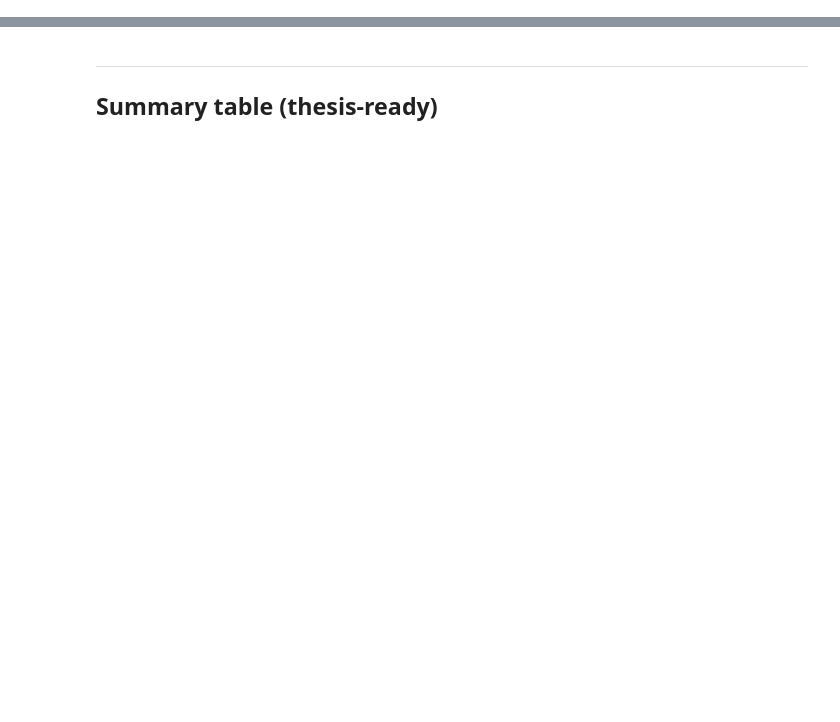
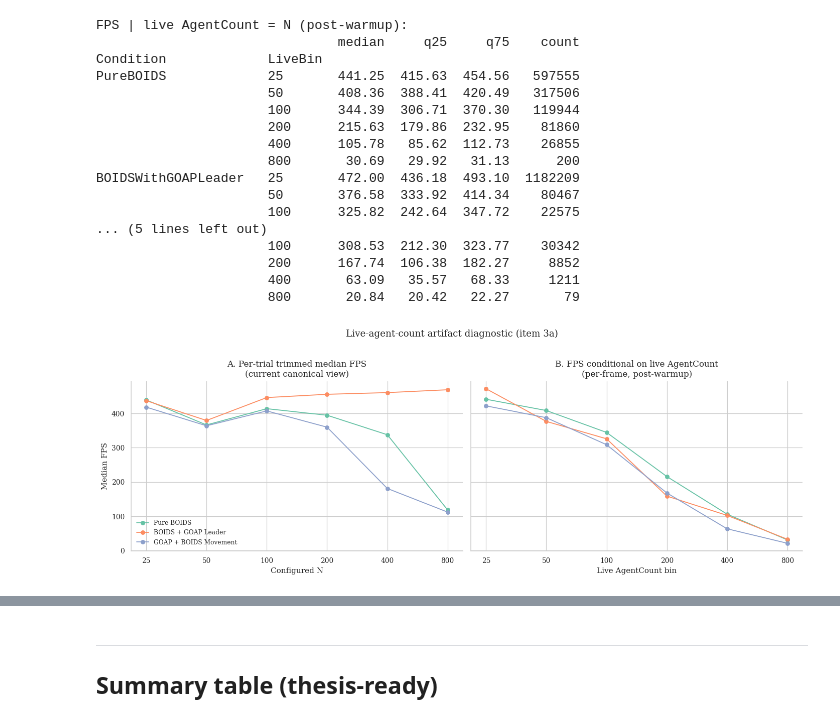
Before and after one commit to CJPhill/GOAP-BOIDS-Combat-AI, a Jupyter notebook: analysis/thesis_analysis.ipynb, the cells around one changed output, grey strips where cells are left out. Saved outputs shown, nothing was run; the diff lists cells and outputs as text; code cells hidden in the pictures; blank space fills up the shorter version.

```diff
--- a/analysis/thesis_analysis.ipynb
+++ b/analysis/thesis_analysis.ipynb
@@ -91,0 +269,73 @@ plt.show()
+# %%
+# 3a-ii: FPS conditional on live AgentCount (the corrected view) + side-by-side figure.
+#
+# Bin every per-frame perf row by its live AgentCount into the configured-N sweep buckets.
+# This removes the death-rate confound: we now compare conditions at the same number of
+# live entities, regardless of how the trial got there.
+
+sweep = sorted(trials['AgentCount'].unique())
+edges = [-np.inf] + [(sweep[i] + sweep[i+1]) / 2 for i in range(len(sweep)-1)] + [np.inf]
+perf_with_n['LiveBin'] = pd.cut(perf_with_n['AgentCount'], bins=edges, labels=sweep,
+                                 include_lowest=True)
+
+# Apply the same warmup trim used elsewhere.
+post_warmup = perf_with_n[perf_with_n['TrialTime'] > WARMUP_SEC].copy()
+
+fps_conditional = (post_warmup.groupby(['Condition', 'LiveBin'], observed=True)['AvgFPS']
+                   .agg(['median', q25, q75, 'count']).round(2))
+print('FPS | live AgentCount = N (post-warmup):')
+print(fps_conditional)
+
+# Side-by-side figure: A (current canonical) vs B (corrected).
+fig, axes = plt.subplots(1, 2, figsize=(13, 4.5), sharey=True)
+
+# A — per-trial trimmed median FPS by configured N (the figure that drives the v1 thesis claim).
+left = (trials.groupby(['Condition', 'AgentCount'], observed=True)['AvgFPS_trimmed']
+        .median().reset_index())
+for cond in CONDITION_ORDER:
+    sub = left[left['Condition'] == cond].sort_values('AgentCount')
+    axes[0].plot(sub['AgentCount'], sub['AvgFPS_trimmed'], marker='o',
+                 color=PALETTE[cond], label=cond)
+axes[0].set_xscale('log', base=2)
+axes[0].set_xticks(sweep); axes[0].set_xticklabels(sweep)
+axes[0].set_xlabel('Configured N'); axes[0].set_ylabel('Median FPS')
+axes[0].set_title('A. Per-trial trimmed median FPS\n(current canonical view)')
+axes[0].legend(loc='best', fontsize=8)
+
+# B — median FPS where live AgentCount = N, post-warmup (the corrected view).
+right = (post_warmup.groupby(['Condition', 'LiveBin'], observed=True)['AvgFPS']
+         .median().reset_index())
+right['LiveBin'] = right['LiveBin'].astype(int)
+for cond in CONDITION_ORDER:
+    sub = right[right['Condition'] == cond].sort_values('LiveBin')
+    axes[1].plot(sub['LiveBin'], sub['AvgFPS'], marker='o',
+                 color=PALETTE[cond], label=cond)
+axes[1].set_xscale('log', base=2)
+axes[1].set_xticks(sweep); axes[1].set_xticklabels(sweep)
+axes[1].set_xlabel('Live AgentCount bin')
+axes[1].set_title('B. FPS conditional on live AgentCount\n(per-frame, post-warmup)')
+
+fig.suptitle('Live-agent-count artifact diagnostic (item 3a)', y=1.02)
+fig.tight_layout()
+prettify(fig)
+fig.savefig(FIG_DIR / f'0_artifact_diagnostic_{TS}.png', dpi=300, bbox_inches='tight')
+plt.show()
+# %% [output]
+FPS | live AgentCount = N (post-warmup):
+                               median     q25     q75    count
+Condition             LiveBin
+PureBOIDS             25       441.25  415.63  454.56   597555
+                      50       408.36  388.41  420.49   317506
+                      100      344.39  306.71  370.30   119944
+                      200      215.63  179.86  232.95    81860
+                      400      105.78   85.62  112.73    26855
+                      800       30.69   29.92   31.13      200
+BOIDSWithGOAPLeader   25       472.00  436.18  493.10  1182209
+                      50       376.58  333.92  414.34    80467
+                      100      325.82  242.64  347.72    22575
+... (5 lines left out)
+                      100      308.53  212.30  323.77    30342
+                      200      167.74  106.38  182.27     8852
+                      400       63.09   35.57   68.33     1211
+                      800       20.84   20.42   22.27       79
+[figure, added]
```
Also changed, not shown: parts of 36 cells of this notebook, 36 other files.
